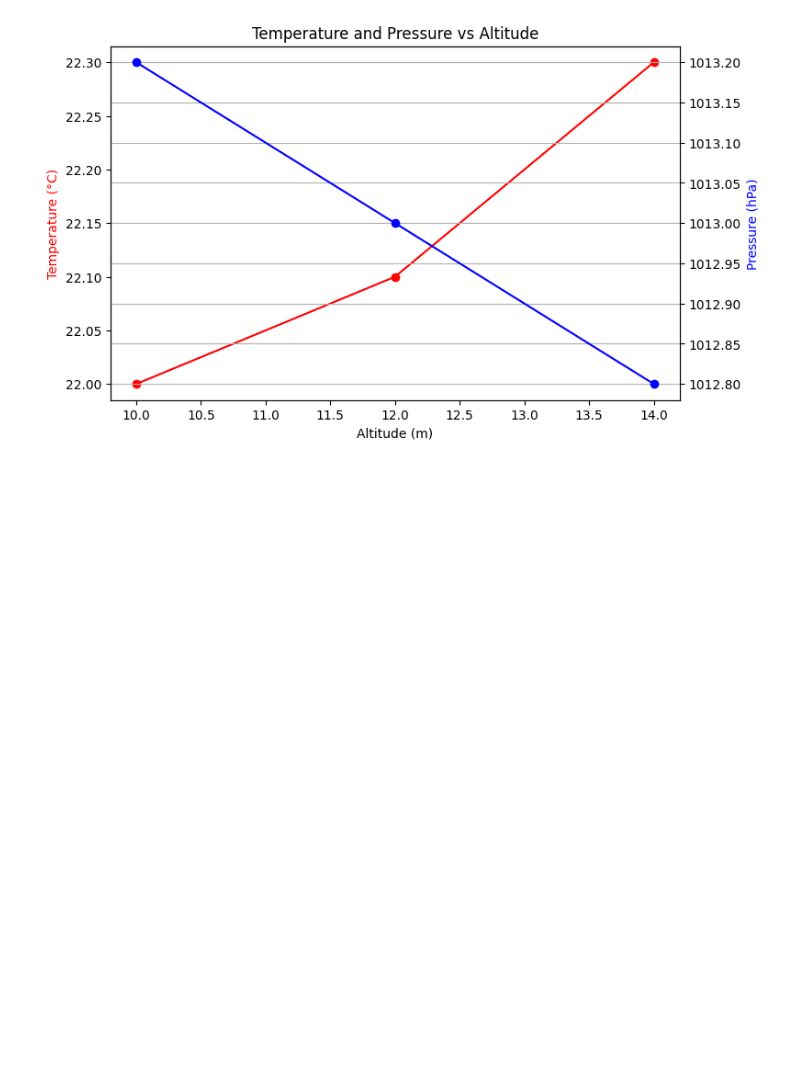
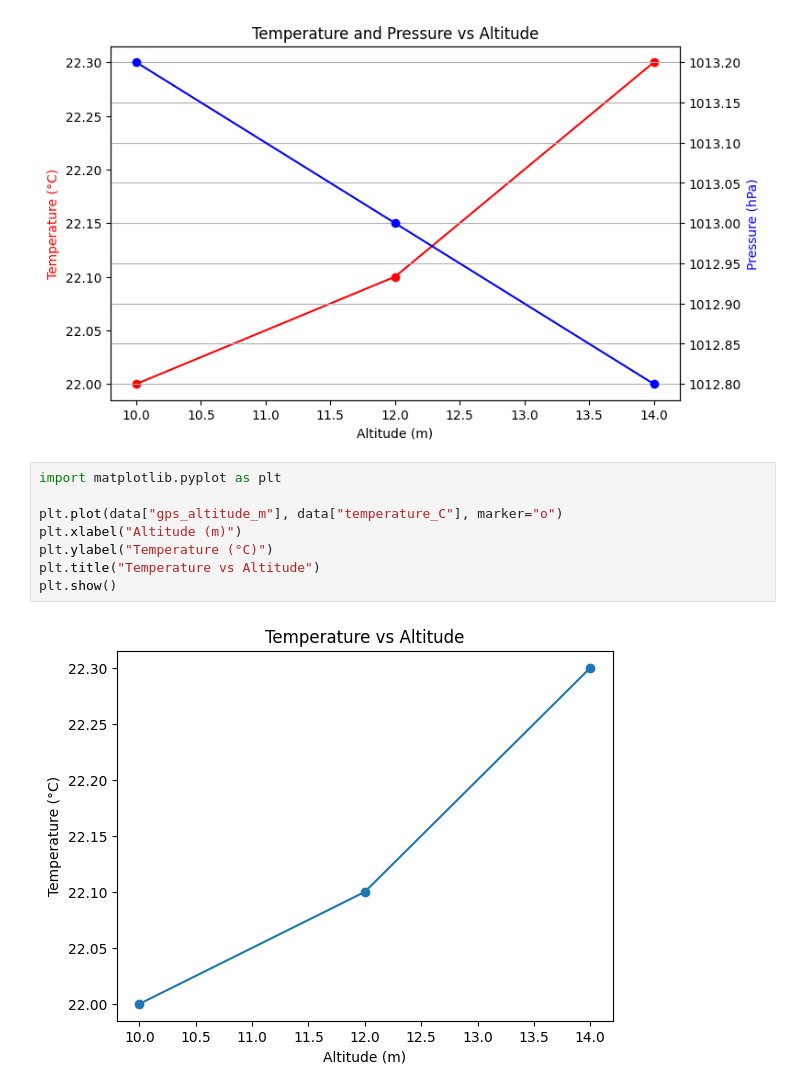
Before and after one commit to metel152/Volans-tarkvara-, a Jupyter notebook: Graphic2.ipynb, the cells around one changed output. Saved outputs shown, nothing was run; the diff lists cells and outputs as text; blank space fills up the shorter version.

```diff
--- a/Graphic2.ipynb
+++ b/Graphic2.ipynb
@@ -45,3 +45,13 @@ plt.grid(True)
 plt.show()
 # %% [output]
 [figure]
+# %%
+import matplotlib.pyplot as plt
+
+plt.plot(data["gps_altitude_m"], data["temperature_C"], marker="o")
+plt.xlabel("Altitude (m)")
+plt.ylabel("Temperature (°C)")
+plt.title("Temperature vs Altitude")
+plt.show()
+# %% [output]
+[figure, added]
```
Also changed, not shown: parts of 1 cell of this notebook.
